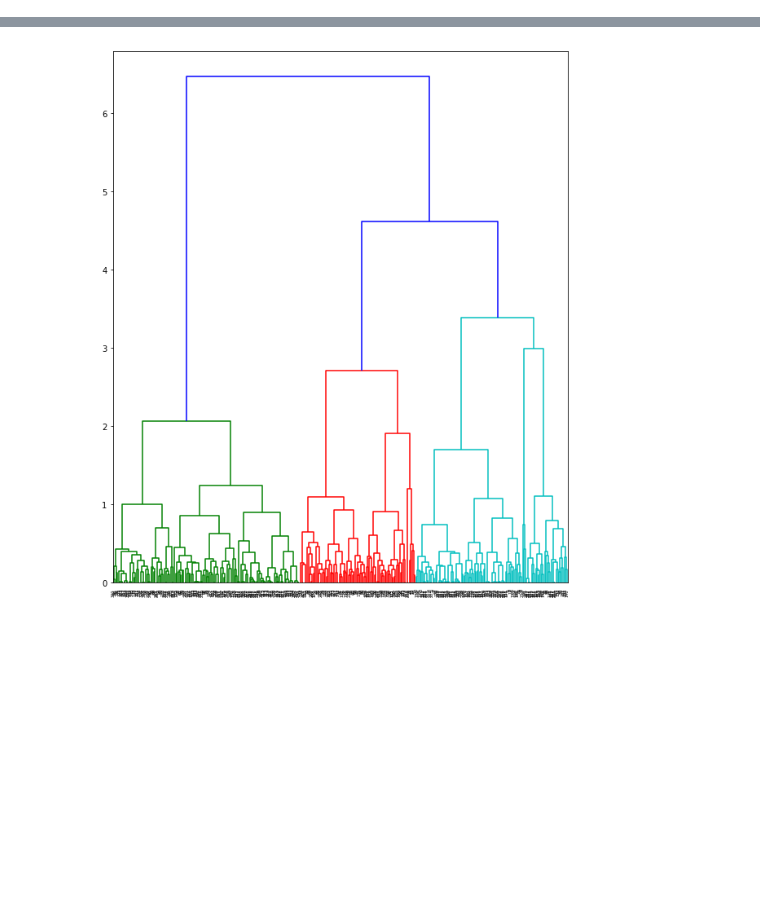
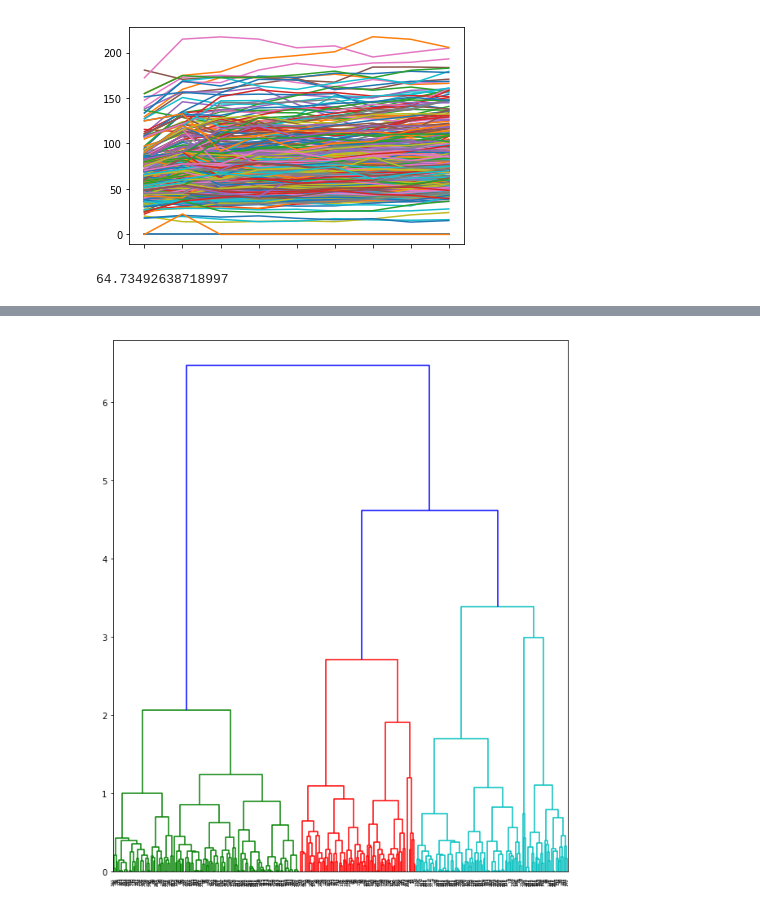
Before and after one commit to tsansom/Springboard-Data-Science, a Jupyter notebook: capstone_projects/gentrification/2a - Data Transformations (Bins to Index).ipynb, the cells around one changed output, grey strips where cells are left out. Drawn from its saved outputs; the diff is of its cells as text; code cells hidden in the pictures; blank space fills up the shorter version.

```diff
--- a/capstone_projects/gentrification/2a - Data Transformations (Bins to Index).ipynb
+++ b/capstone_projects/gentrification/2a - Data Transformations (Bins to Index).ipynb
@@ -15,0 +55,16 @@ data_orig = data.copy()
+# %%
+for i, key in enumerate(data.keys()):
+    if i == 0:
+        income = data[key]['income']['income_index'].to_frame()
+        income.columns = [key]
+    else:
+        income[key] = data[key]['income']['income_index']
+# %%
+for i in range(len(income)):
+    income.iloc[i].plot()
+# %% [output]
+[figure, added]
+# %%
+income['2000'].mean()
+# %% [output]
+64.73492638718997
```
Also changed, not shown: parts of 21 cells of this notebook.
